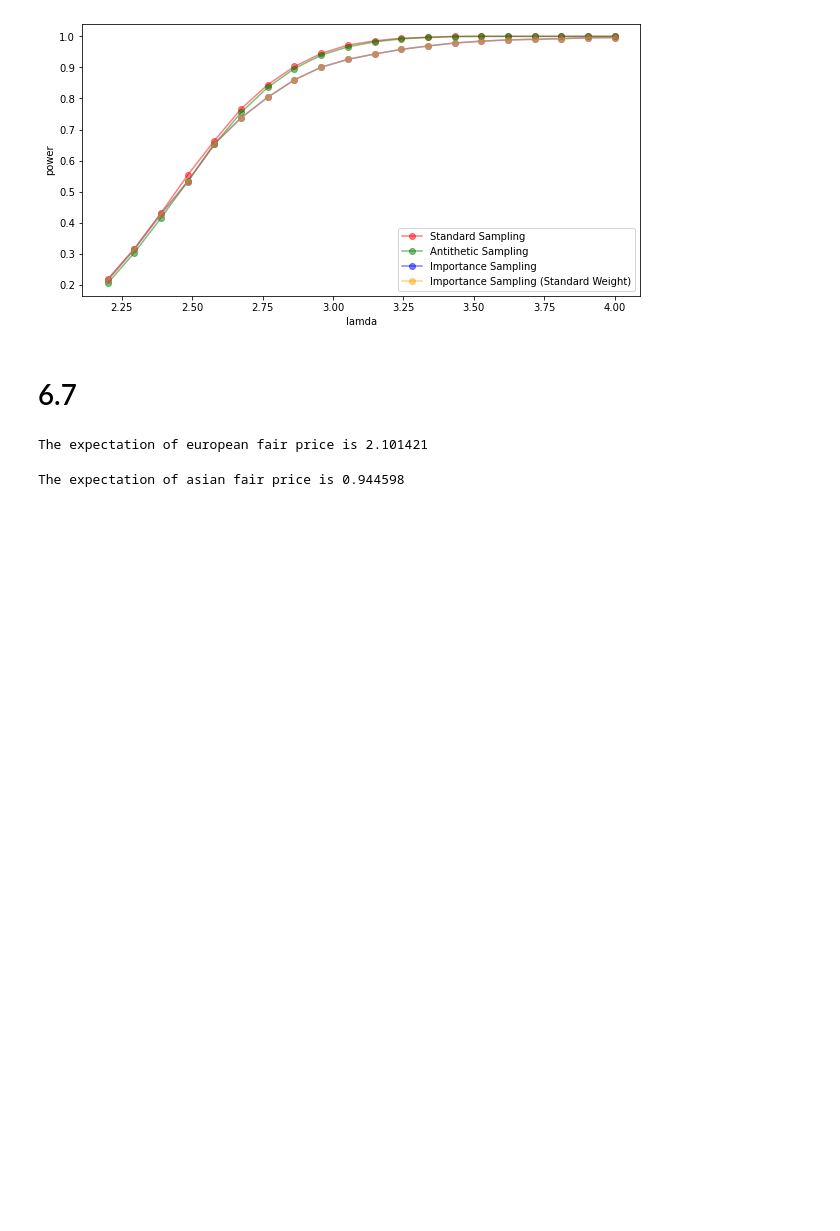
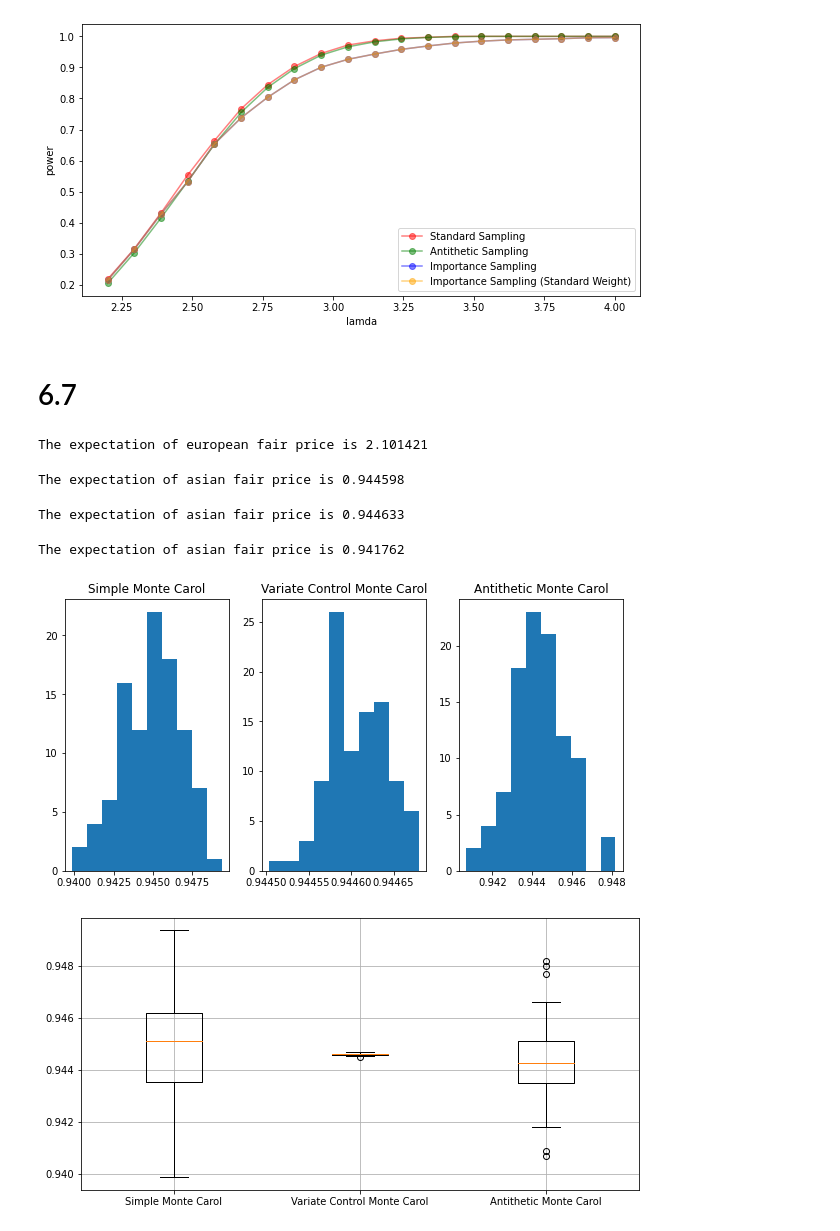
Before and after one commit to cuiyf17/Master-course, a Jupyter notebook: 高等统计计算/作业/homework4/homework4-code.ipynb, the cells around one changed output. Drawn from its saved outputs; the diff is of its cells as text; code cells hidden in the pictures; blank space fills up the shorter version.

```diff
--- a/高等统计计算/作业/homework4/homework4-code.ipynb
+++ b/高等统计计算/作业/homework4/homework4-code.ipynb
@@ -313,3 +412,20 @@ fair_price = stock.FairPrice(30, option_style = "Asia")
 print("The expectation of asian fair price is %f"%(fair_price))
 # %% [output]
 The expectation of asian fair price is 0.944598
+# %%
+fair_price = stock.FairPrice(30, option_style = "Asia", variate_control = True)
+print("The expectation of asian fair price is %f"%(fair_price))
+# %% [output]
+The expectation of asian fair price is 0.944633
+# %%
+fair_price = stock.FairPrice(30, option_style = "Asia", variate_control = False, sample_method = "Antithetic")
+print("The expectation of asian fair price is %f"%(fair_price))
+# %% [output]
+The expectation of asian fair price is 0.941762
+# %%
+cmp_results = stock.Compare()
+# %%
+stock.PlotCompareResults(cmp_results)
+# %% [output]
+[figure, added]
+[figure, added]
```
Also changed, not shown: parts of 2 cells of this notebook, 6 other files.
